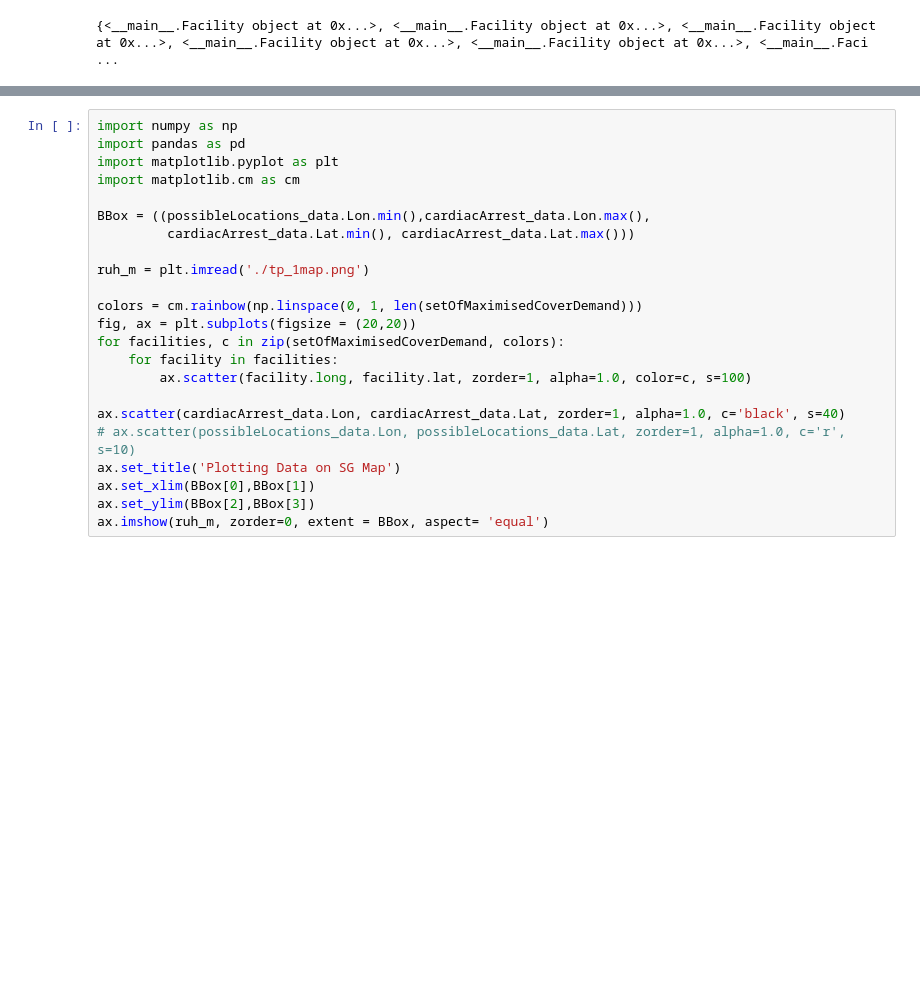
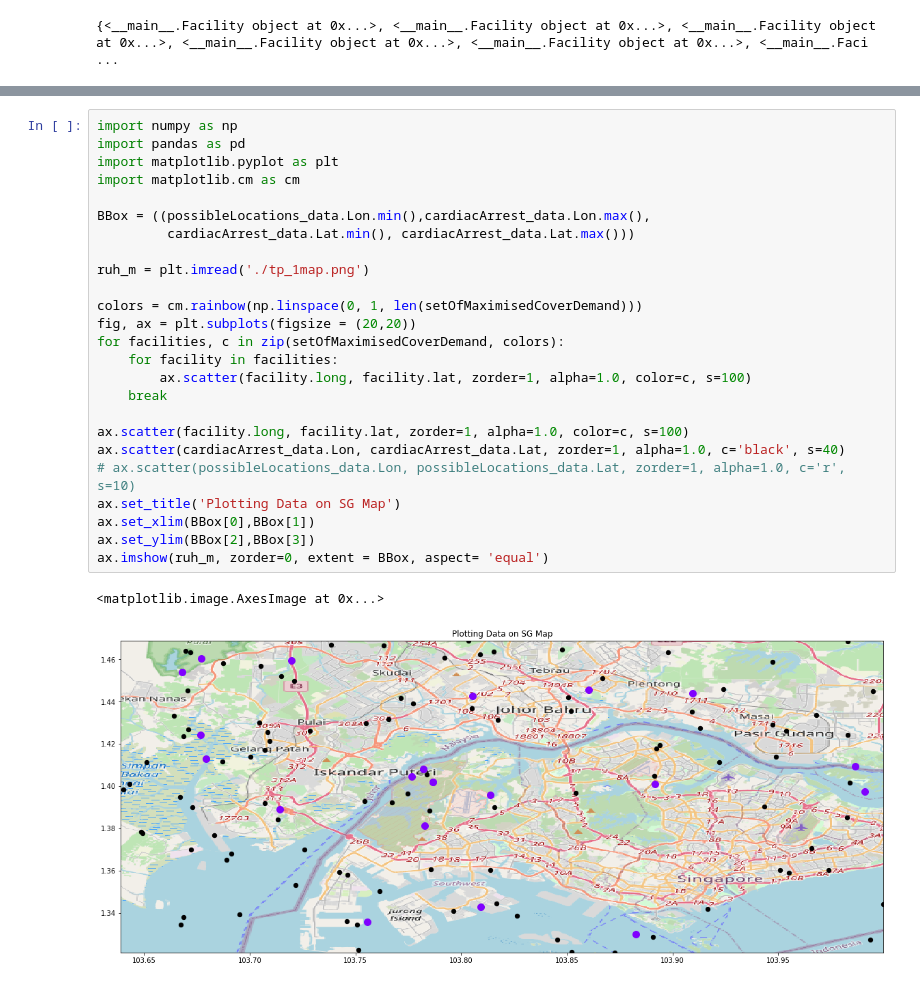
Before and after one commit to KogtikovNikita/LocationProblemSolver, a Jupyter notebook: mclp.ipynb, the cells around one changed output, grey strips where cells are left out. Drawn from its saved outputs; the diff is of its cells as text; blank space fills up the shorter version.

```diff
--- a/mclp.ipynb
+++ b/mclp.ipynb
@@ -109,23 +127,28 @@ for setOfCandidates in itertools.combinations(setOfPossibleCandidates, numberOfC
 # %%
 import numpy as np
 import pandas as pd
 import matplotlib.pyplot as plt
 import matplotlib.cm as cm
 
 BBox = ((possibleLocations_data.Lon.min(),cardiacArrest_data.Lon.max(),
          cardiacArrest_data.Lat.min(), cardiacArrest_data.Lat.max()))
 
 ruh_m = plt.imread('./tp_1map.png')
 
 colors = cm.rainbow(np.linspace(0, 1, len(setOfMaximisedCoverDemand)))
 fig, ax = plt.subplots(figsize = (20,20))
 for facilities, c in zip(setOfMaximisedCoverDemand, colors):
     for facility in facilities:
         ax.scatter(facility.long, facility.lat, zorder=1, alpha=1.0, color=c, s=100)
+    break
 
+ax.scatter(facility.long, facility.lat, zorder=1, alpha=1.0, color=c, s=100)
 ax.scatter(cardiacArrest_data.Lon, cardiacArrest_data.Lat, zorder=1, alpha=1.0, c='black', s=40)
 # ax.scatter(possibleLocations_data.Lon, possibleLocations_data.Lat, zorder=1, alpha=1.0, c='r', s=10)
 ax.set_title('Plotting Data on SG Map')
 ax.set_xlim(BBox[0],BBox[1])
 ax.set_ylim(BBox[2],BBox[3])
 ax.imshow(ruh_m, zorder=0, extent = BBox, aspect= 'equal')
+# %% [output]
+<matplotlib.image.AxesImage at 0x...>
+[figure, added]
```
Also changed, not shown: parts of 2 cells of this notebook.
